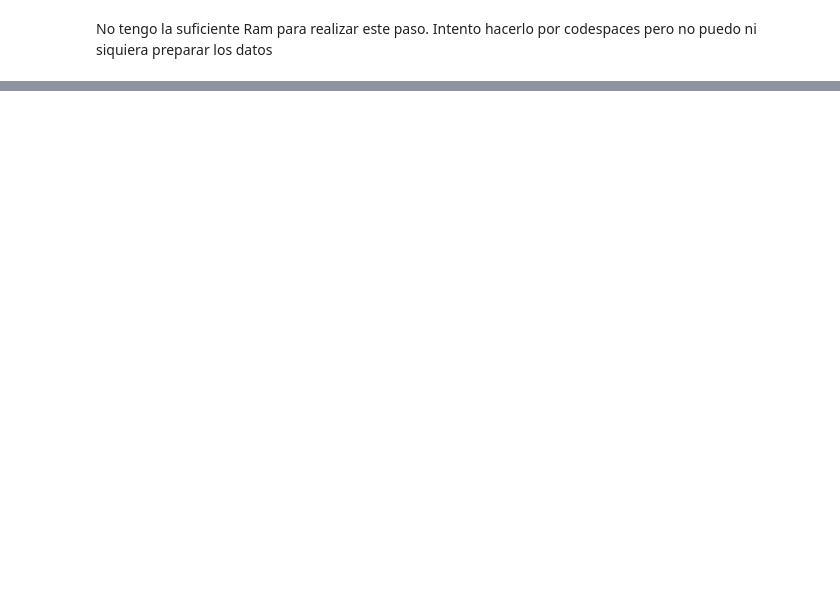
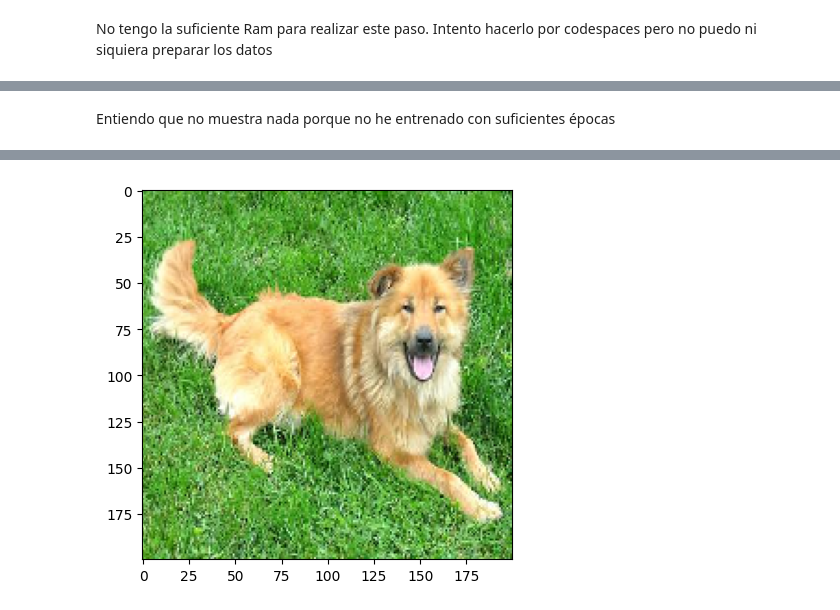
Before and after one commit to Uplyuz/Deep, a Jupyter notebook: src/explore.ipynb, the cells around one changed output, grey strips where cells are left out. Saved outputs shown, nothing was run; the diff lists cells and outputs as text; code cells hidden in the pictures; blank space fills up the shorter version.

```diff
--- a/src/explore.ipynb
+++ b/src/explore.ipynb
@@ -164,0 +182,18 @@ Detected at node StatefulPartitionedCall/sequential_1/conv2d_7_1/Relu defined at
+# %% [markdown]
+Entiendo que no muestra nada porque no he entrenado con suficientes épocas
+# %%
+
+
+image_path = "../test1/4.jpg"
+image_data = load_img(image_path, target_size=(200, 200))
+image_array = np.asarray(image_data)
+plt.imshow(image_array)
+
+imagen = np.expand_dims(image_array, axis=0)
+
+predict = model.predict(imagen)
+if predict[0][1] > predict[0][0]:
+    print("cat")
+else:
+    print("dog")
+# %% [output]
@@ -164,0 +202 @@ Detected at node StatefulPartitionedCall/sequential_1/conv2d_7_1/Relu defined at
+[figure, added]
```
Also changed, not shown: parts of 6 cells of this notebook.
